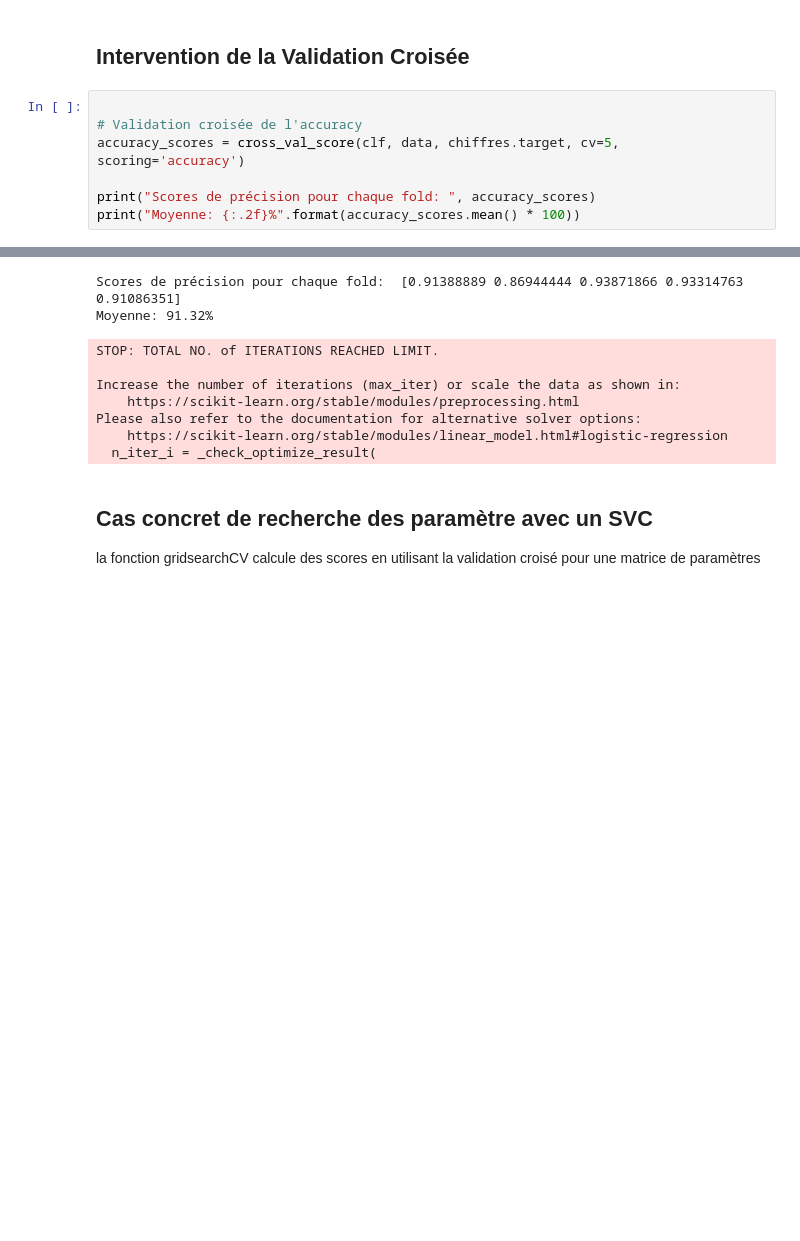
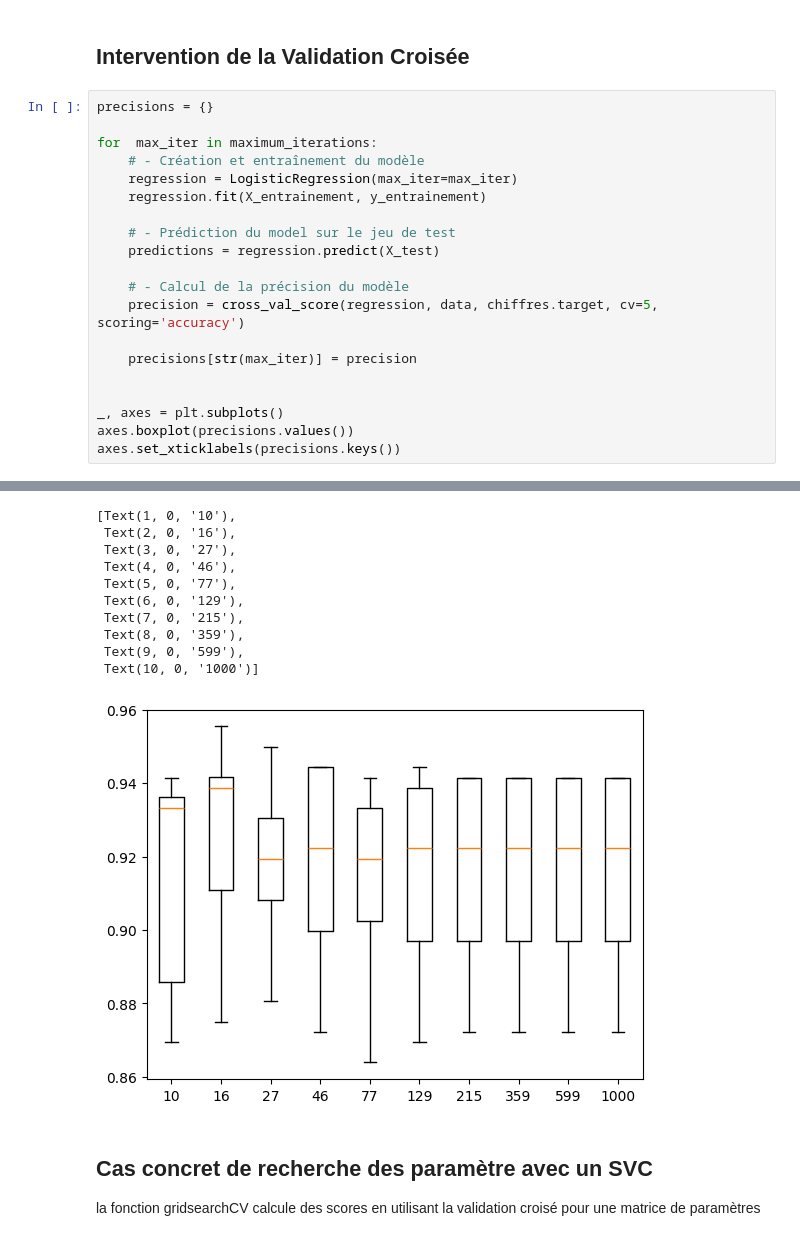
Before and after one commit to AlixANNERAUD/Cross_validation_presentation, a Jupyter notebook: Presentation.ipynb, the cells around one changed output, grey strips where cells are left out. Saved outputs shown, nothing was run; the diff lists cells and outputs as text; blank space fills up the shorter version.

```diff
--- a/Presentation.ipynb
+++ b/Presentation.ipynb
@@ -132,12 +190,25 @@ Please also refer to the documentation for alternative solver options:
 # %% [markdown]
 ## Intervention de la Validation Croisée
 # %%
+precisions = {}
 
-# Validation croisée de l'accuracy
-accuracy_scores = cross_val_score(clf, data, chiffres.target, cv=5, scoring='accuracy')
+for  max_iter in maximum_iterations:
+    # - Création et entraînement du modèle
+    regression = LogisticRegression(max_iter=max_iter)
+    regression.fit(X_entrainement, y_entrainement)
 
-print("Scores de précision pour chaque fold: ", accuracy_scores)
-print("Moyenne: {:.2f}%".format(accuracy_scores.mean() * 100))
+    # - Prédiction du model sur le jeu de test
+    predictions = regression.predict(X_test)
+
+    # - Calcul de la précision du modèle
+    precision = cross_val_score(regression, data, chiffres.target, cv=5, scoring='accuracy')
+
+    precisions[str(max_iter)] = precision
+
+
+_, axes = plt.subplots()
+axes.boxplot(precisions.values())
+axes.set_xticklabels(precisions.keys())
 # %% [output]
 STOP: TOTAL NO. of ITERATIONS REACHED LIMIT.
 
@@ -155,16 +226,18 @@ Please also refer to the documentation for alternative solver options:
     https://scikit-learn.org/stable/modules/preprocessing.html
 Please also refer to the documentation for alternative solver options:
     https://scikit-learn.org/stable/modules/linear_model.html#logistic-regression
   n_iter_i = _check_optimize_result(
-Scores de précision pour chaque fold:  [0.91388889 0.86944444 0.93871866 0.93314763 0.91086351]
-Moyenne: 91.32%
+[Text(1, 0, '10'),
+ Text(2, 0, '16'),
+ Text(3, 0, '27'),
+ Text(4, 0, '46'),
+ Text(5, 0, '77'),
+ Text(6, 0, '129'),
+ Text(7, 0, '215'),
+ Text(8, 0, '359'),
+ Text(9, 0, '599'),
+ Text(10, 0, '1000')]
-STOP: TOTAL NO. of ITERATIONS REACHED LIMIT.
-
-Increase the number of iterations (max_iter) or scale the data as shown in:
-    https://scikit-learn.org/stable/modules/preprocessing.html
-Please also refer to the documentation for alternative solver options:
-    https://scikit-learn.org/stable/modules/linear_model.html#logistic-regression
-  n_iter_i = _check_optimize_result(
+[figure, added]
 # %% [markdown]
 ## Cas concret de recherche des paramètre avec un SVC
 la fonction gridsearchCV calcule des scores en utilisant la validation croisé pour une matrice de paramètres
```
Also changed, not shown: parts of 27 cells of this notebook.
